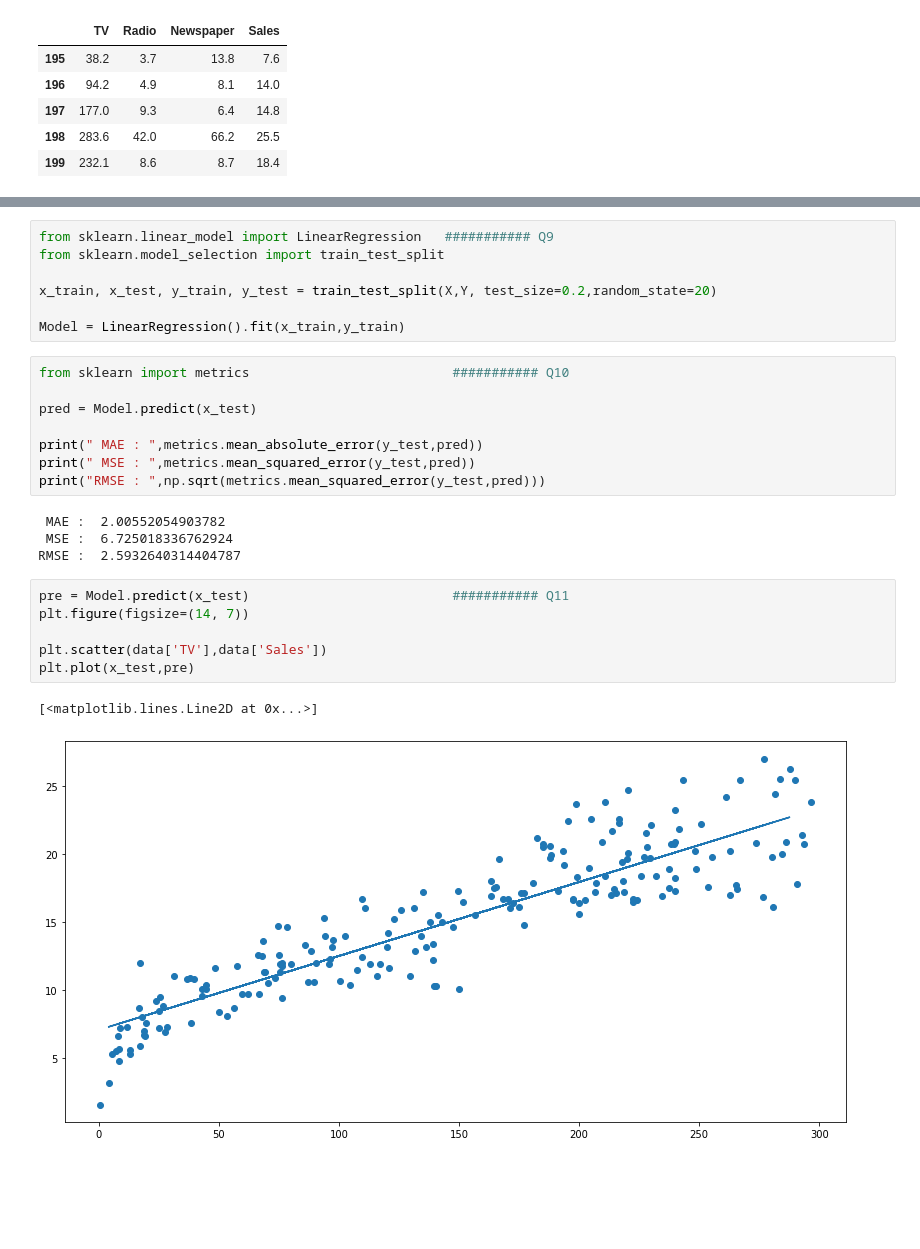
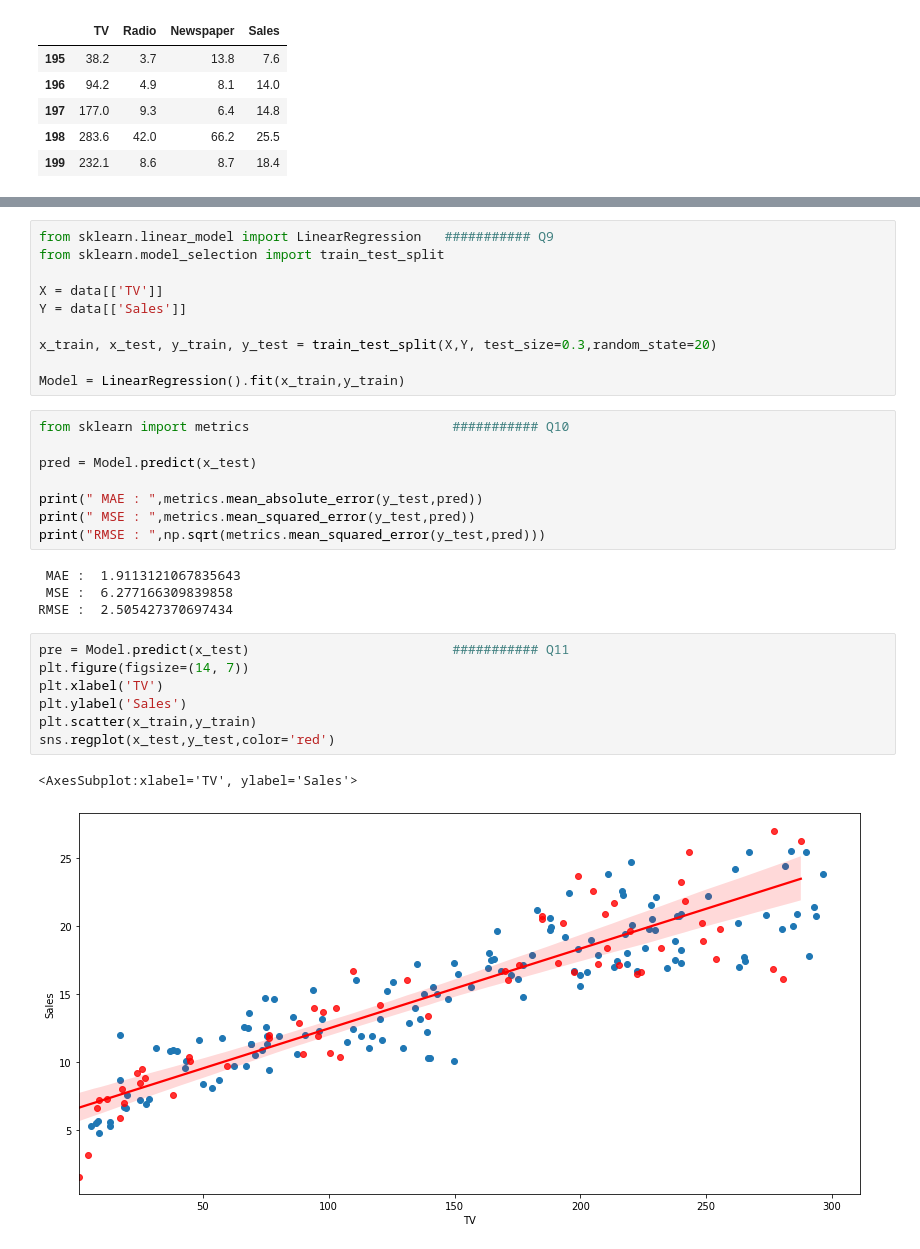
Before and after one commit to mohaboukhatem/Linear_Regression, a Jupyter notebook: Project/Project.ipynb, the cells around one changed output, grey strips where cells are left out. Saved outputs shown, nothing was run; the diff lists cells and outputs as text; blank space fills up the shorter version.

Commit message:
edit the diagram

```diff
--- a/Project/Project.ipynb
+++ b/Project/Project.ipynb
@@ -58,7 +84,10 @@ plt.scatter(X,Y)
 from sklearn.linear_model import LinearRegression   ########### Q9
 from sklearn.model_selection import train_test_split
 
-x_train, x_test, y_train, y_test = train_test_split(X,Y, test_size=0.2,random_state=20)
+X = data[['TV']]
+Y = data[['Sales']]
+
+x_train, x_test, y_train, y_test = train_test_split(X,Y, test_size=0.3,random_state=20)
 
 Model = LinearRegression().fit(x_train,y_train)
 # %%
@@ -70,18 +99,19 @@ print(" MAE : ",metrics.mean_absolute_error(y_test,pred))
 print(" MSE : ",metrics.mean_squared_error(y_test,pred))
 print("RMSE : ",np.sqrt(metrics.mean_squared_error(y_test,pred)))
 # %% [output]
- MAE :  2.00552054903782
- MSE :  6.725018336762924
-RMSE :  2.5932640314404787
+ MAE :  1.9113121067835643
+ MSE :  6.277166309839858
+RMSE :  2.505427370697434
 # %%
 pre = Model.predict(x_test)                          ########### Q11
 plt.figure(figsize=(14, 7))
-
-plt.scatter(data['TV'],data['Sales'])
-plt.plot(x_test,pre)
+plt.xlabel('TV')
+plt.ylabel('Sales')
+plt.scatter(x_train,y_train)
+sns.regplot(x_test,y_test,color='red')
 # %% [output]
-[<matplotlib.lines.Line2D at 0x...>]
+<AxesSubplot:xlabel='TV', ylabel='Sales'>
-[figure, old version]
+[figure, new version]
 # %%
 a = pd.DataFrame(['20'])                             ########### Q12
 k = Model.predict(a)
```
Also changed, not shown: parts of 12 cells of this notebook, 2 other files.
